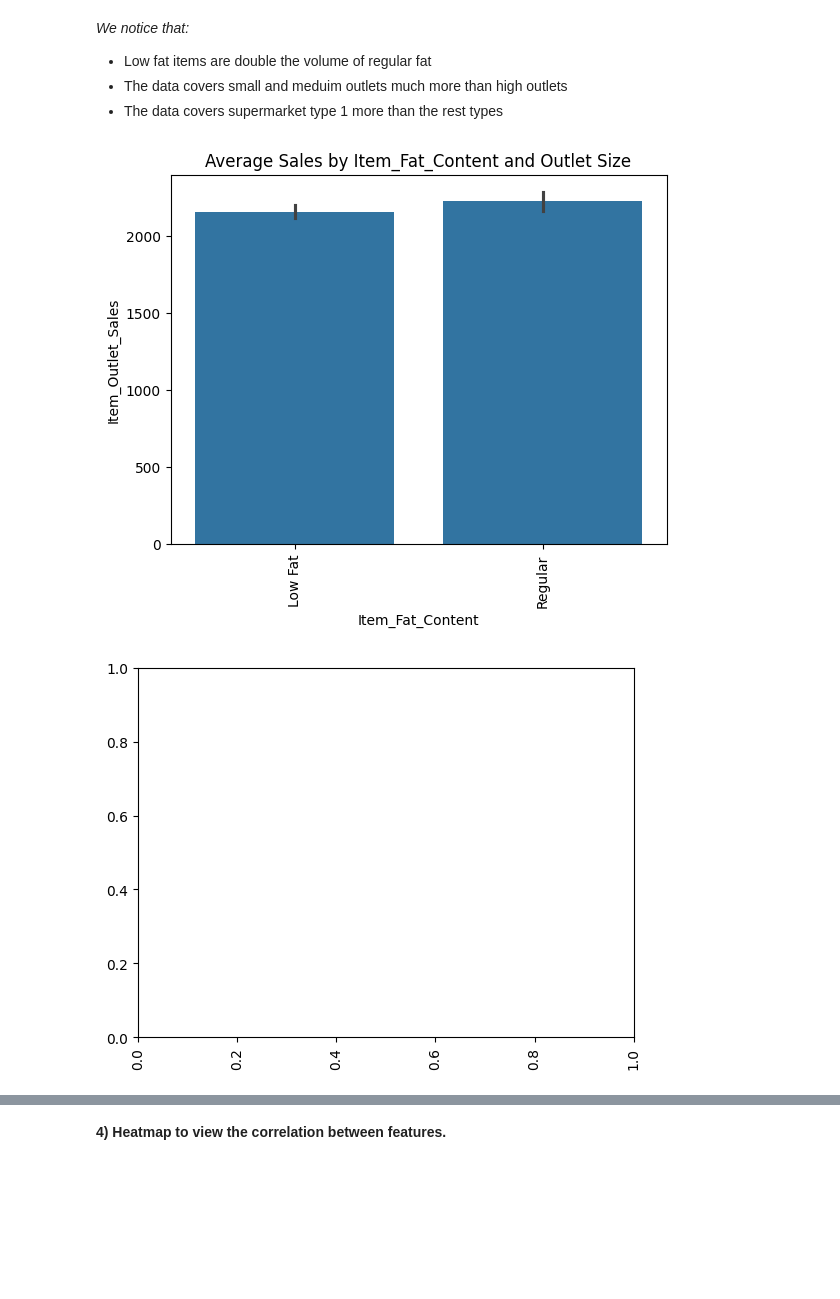
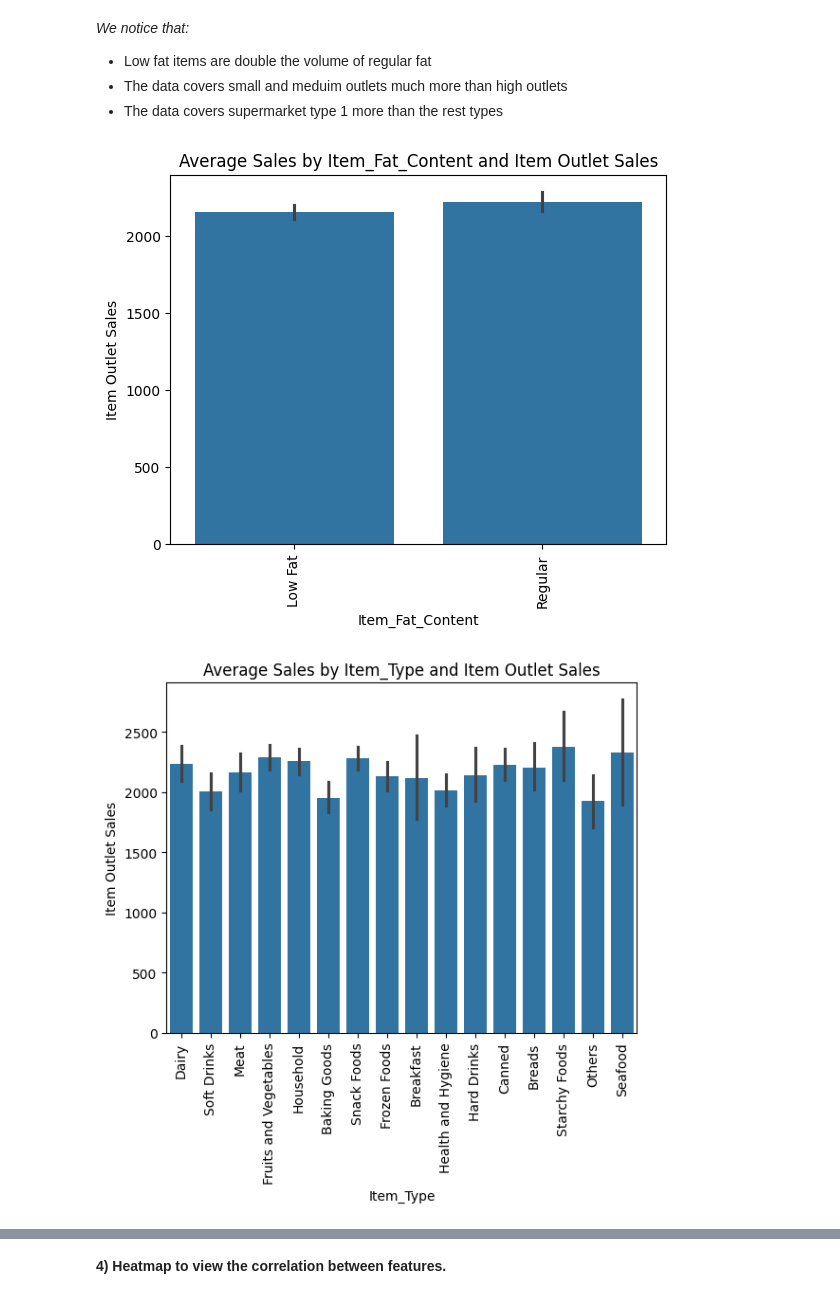
Before and after one commit to Khalil-Salama/Prediction-of-Product-Sales, a Jupyter notebook: Prediction_of_Product_Sales.ipynb, the cells around one changed output, grey strips where cells are left out. Drawn from its saved outputs; the diff is of its cells as text; code cells hidden in the pictures; blank space fills up the shorter version.

```diff
--- a/Prediction_of_Product_Sales.ipynb
+++ b/Prediction_of_Product_Sales.ipynb
@@ -464,14 +464,13 @@ plt;
 - The data covers supermarket type 1 more than the rest types
 # %%
 categorical_cols = ['Item_Fat_Content', 'Item_Type', 'Outlet_Size', 'Outlet_Location_Type', 'Outlet_Type']
-
 for col in categorical_cols:
     sns.barplot(data=sales_pred, x=col, y='Item_Outlet_Sales')
-    plt.title(f'Average Sales by {col} and Outlet Size')
+    plt.title(f'Average Sales by {col} and Item Outlet Sales')
+    plt.xlabel(col)
+    plt.ylabel('Item Outlet Sales')
     plt.xticks(rotation=90) # Rotate x-axis labels for better readability if needed
     plt.show()
-    plt.xticks(rotation=90) # Rotate x-axis labels for better readability if needed
-    plt.show();
 # %% [output]
-[figure, old version]
+[figure, new version]
-[figure, old version]
+[figure, new version]
```
Also changed, not shown: parts of 10 cells of this notebook.
